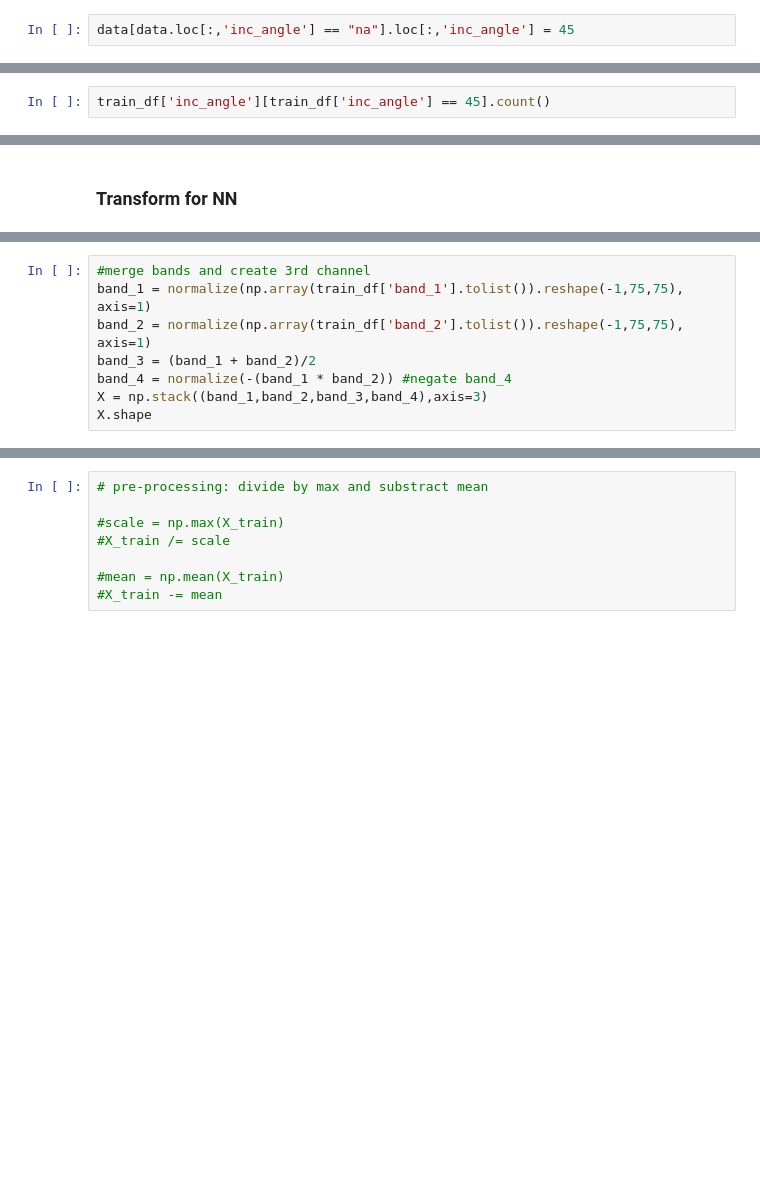
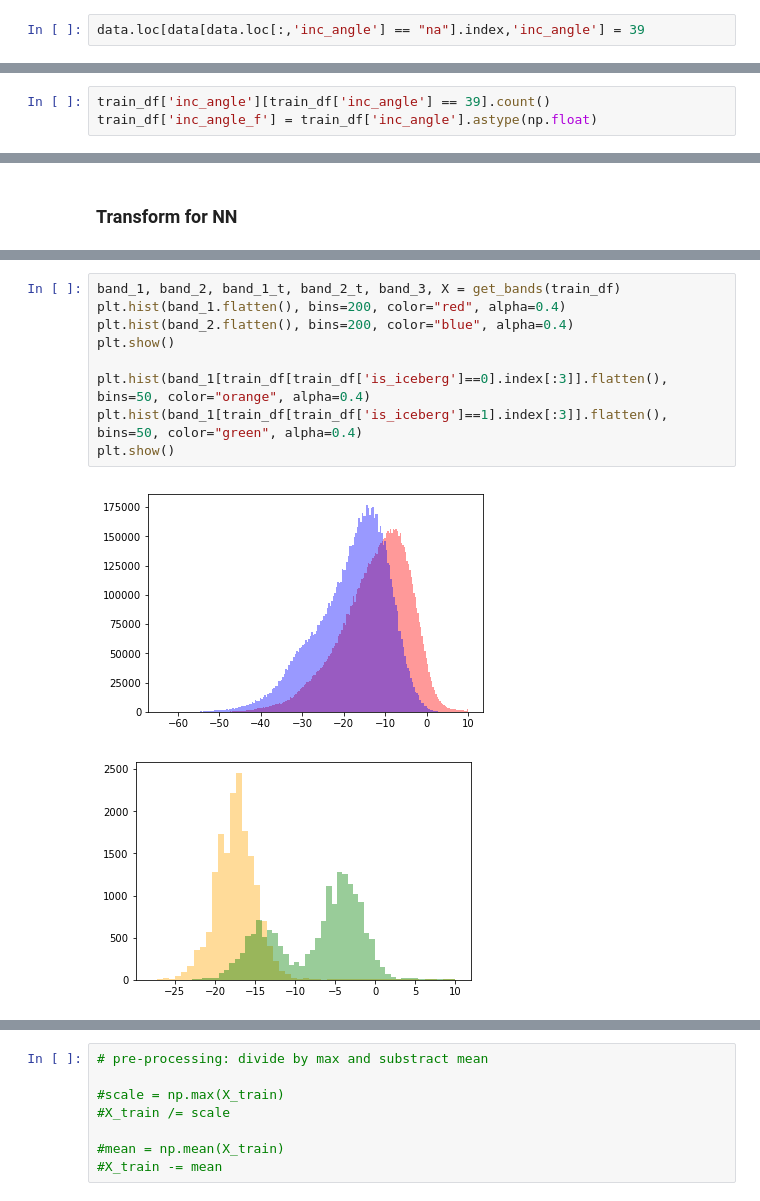
Before and after one commit to MarekKZielinski/Statoil-C-CORE-Iceberg-Classifier-Challenge, a Jupyter notebook: Iceberg-notebook.ipynb, the cells around one changed output, grey strips where cells are left out. Cells and saved outputs as stored; diff of their text form; blank space fills up the shorter version.

```diff
--- a/Iceberg-notebook.ipynb
+++ b/Iceberg-notebook.ipynb
@@ -72,4 +77,4 @@ inc_angle     133
 is_iceberg    133
 dtype: int64
 # %%
-data[data.loc[:,'inc_angle'] == "na"].loc[:,'inc_angle'] = 45
+data.loc[data[data.loc[:,'inc_angle'] == "na"].index,'inc_angle'] = 39
@@ -90,2 +83,3 @@ See the caveats in the documentation: http://pandas.pydata.org/pandas-docs/stabl
 # %%
-train_df['inc_angle'][train_df['inc_angle'] == 45].count()
+train_df['inc_angle'][train_df['inc_angle'] == 39].count()
+train_df['inc_angle_f'] = train_df['inc_angle'].astype(np.float)
@@ -101,8 +87,0 @@ X_train.shape
-# %%
-#merge bands and create 3rd channel
-band_1 = normalize(np.array(train_df['band_1'].tolist()).reshape(-1,75,75), axis=1)
-band_2 = normalize(np.array(train_df['band_2'].tolist()).reshape(-1,75,75), axis=1)
-band_3 = (band_1 + band_2)/2
-band_4 = normalize(-(band_1 * band_2)) #negate band_4
-X = np.stack((band_1,band_2,band_3,band_4),axis=3)
-X.shape
@@ -110,0 +104,12 @@ X.shape
+# %%
+band_1, band_2, band_1_t, band_2_t, band_3, X = get_bands(train_df)
+plt.hist(band_1.flatten(), bins=200, color="red", alpha=0.4)
+plt.hist(band_2.flatten(), bins=200, color="blue", alpha=0.4)
+plt.show()
+
+plt.hist(band_1[train_df[train_df['is_iceberg']==0].index[:3]].flatten(), bins=50, color="orange", alpha=0.4)
+plt.hist(band_1[train_df[train_df['is_iceberg']==1].index[:3]].flatten(), bins=50, color="green", alpha=0.4)
+plt.show()
+# %% [output]
+[figure, added]
+[figure, added]
```
Also changed, not shown: parts of 38 cells of this notebook.
